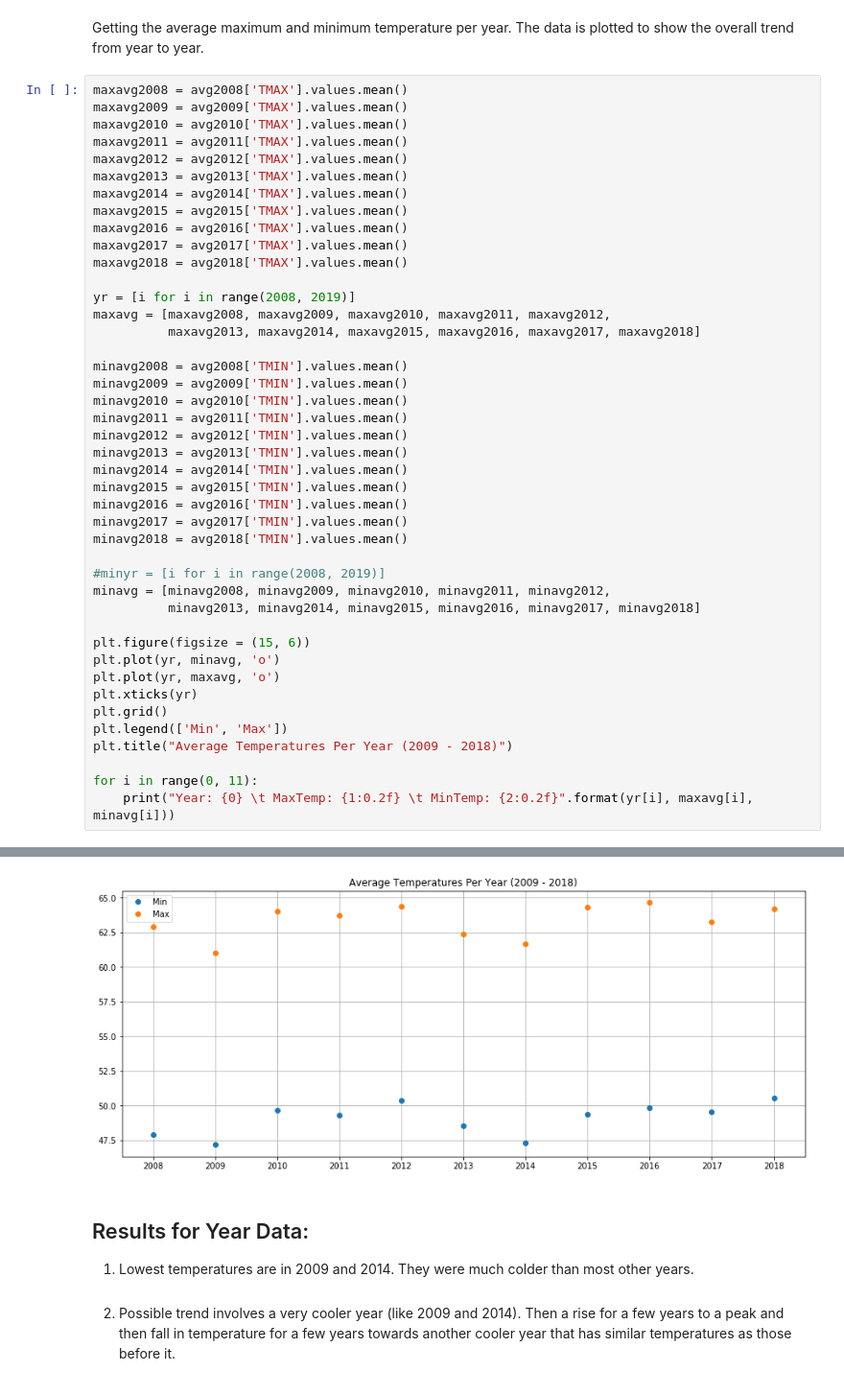
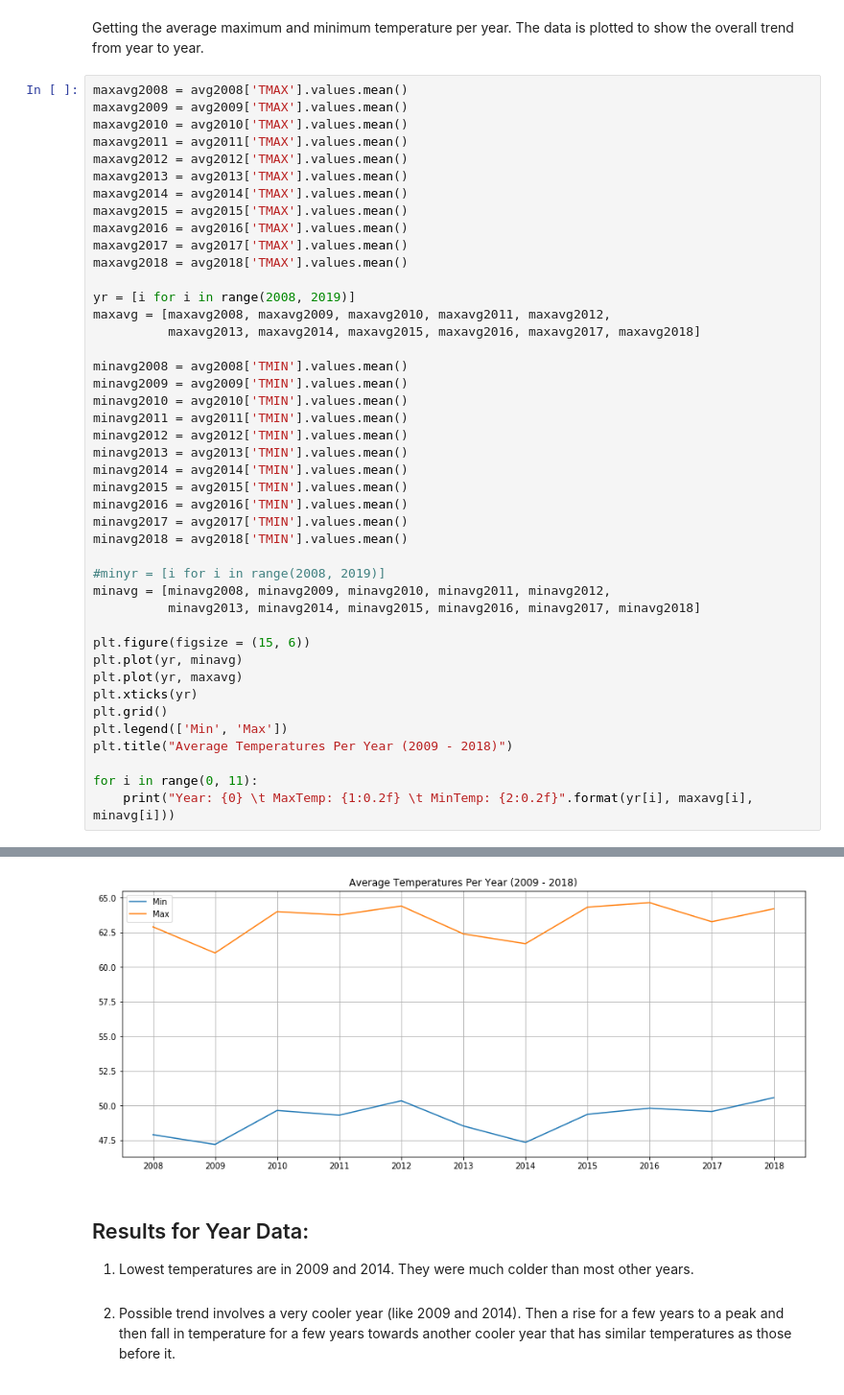
Before and after one commit to vuongaustin/MachineLearningProject, a Jupyter notebook: Weather.ipynb, the cells around one changed output, grey strips where cells are left out. Shown at 96% size. Cells and saved outputs as stored; diff of their text form.

```diff
--- a/Weather.ipynb
+++ b/Weather.ipynb
@@ -87,36 +87,36 @@ minavg2013 = avg2013['TMIN'].values.mean()
 minavg2014 = avg2014['TMIN'].values.mean()
 minavg2015 = avg2015['TMIN'].values.mean()
 minavg2016 = avg2016['TMIN'].values.mean()
 minavg2017 = avg2017['TMIN'].values.mean()
 minavg2018 = avg2018['TMIN'].values.mean()
 
 #minyr = [i for i in range(2008, 2019)]
 minavg = [minavg2008, minavg2009, minavg2010, minavg2011, minavg2012,
           minavg2013, minavg2014, minavg2015, minavg2016, minavg2017, minavg2018]
 
 plt.figure(figsize = (15, 6))
-plt.plot(yr, minavg, 'o')
-plt.plot(yr, maxavg, 'o')
+plt.plot(yr, minavg)
+plt.plot(yr, maxavg)
 plt.xticks(yr)
 plt.grid()
 plt.legend(['Min', 'Max'])
 plt.title("Average Temperatures Per Year (2009 - 2018)")
 
 for i in range(0, 11):
     print("Year: {0} \t MaxTemp: {1:0.2f} \t MinTemp: {2:0.2f}".format(yr[i], maxavg[i], minavg[i]))
 # %% [output]
 Year: 2008       MaxTemp: 62.88          MinTemp: 47.89
 Year: 2009       MaxTemp: 61.00          MinTemp: 47.19
 Year: 2010       MaxTemp: 63.98          MinTemp: 49.64
 Year: 2011       MaxTemp: 63.74          MinTemp: 49.30
 Year: 2012       MaxTemp: 64.39          MinTemp: 50.34
 Year: 2013       MaxTemp: 62.38          MinTemp: 48.52
 Year: 2014       MaxTemp: 61.67          MinTemp: 47.33
 Year: 2015       MaxTemp: 64.31          MinTemp: 49.36
 Year: 2016       MaxTemp: 64.63          MinTemp: 49.81
 Year: 2017       MaxTemp: 63.25          MinTemp: 49.56
 Year: 2018       MaxTemp: 64.19          MinTemp: 50.56
-[figure, old version]
+[figure, new version]
 # %% [markdown]
 ## Results for Year Data:
 1) Lowest temperatures are in 2009 and 2014. They were much colder than most other years. <br><br>
```
Also changed, not shown: parts of 1 cell of this notebook, 1 other file.
